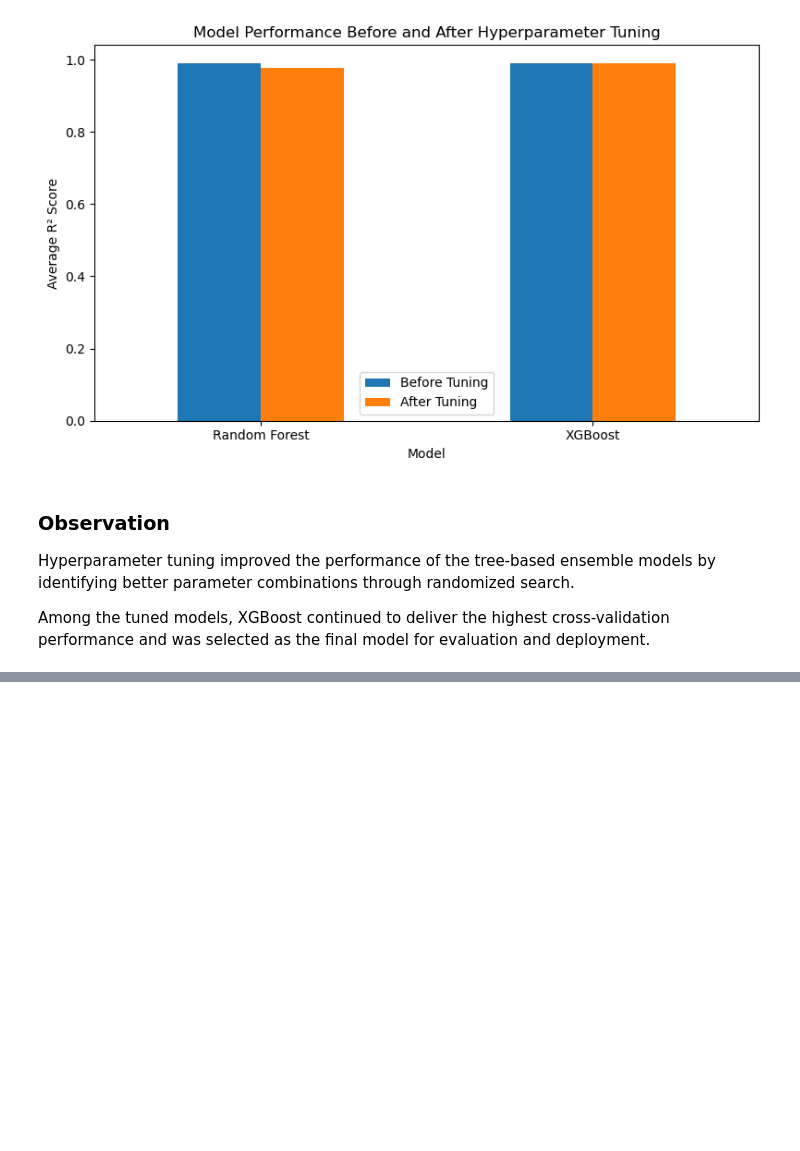
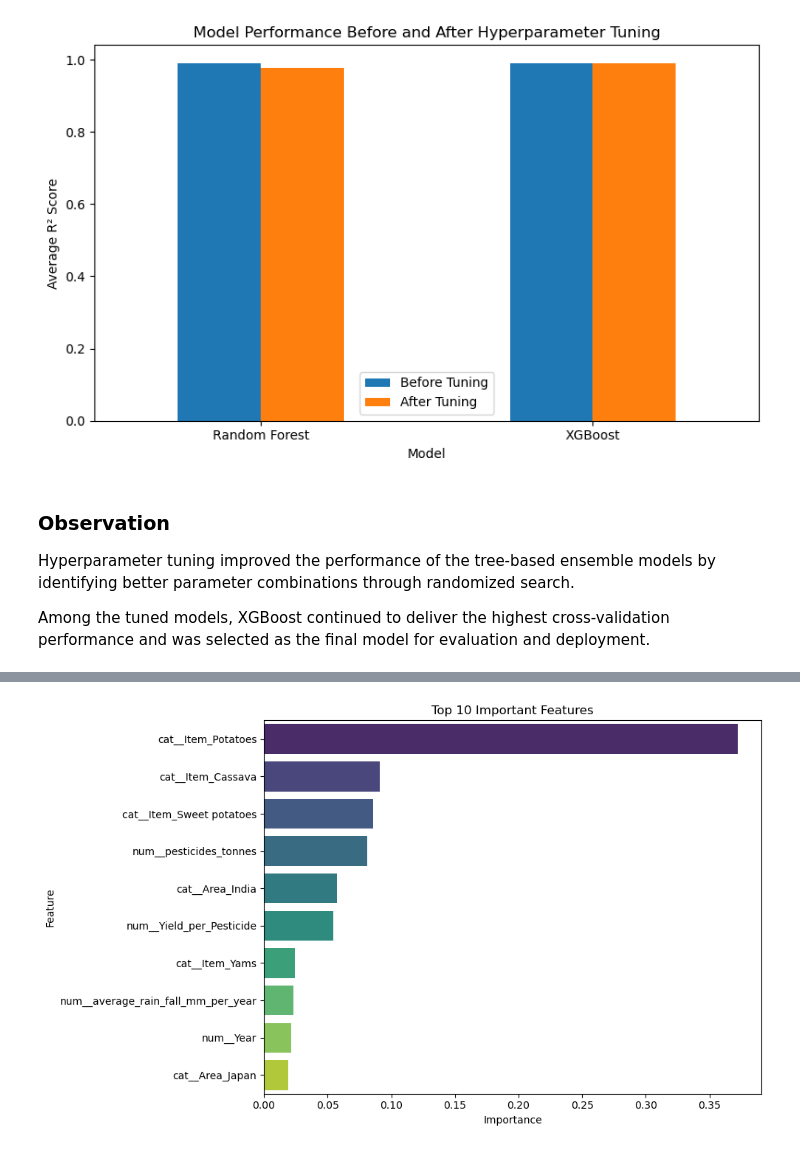
Before and after one commit to nidhi-yadav20799/CropYield-Predictor-Agricultural-Intelligence, a Jupyter notebook: notebooks/CropYield_Predictor_End_to_End.ipynb, the cells around one changed output, grey strips where cells are left out. Cells and saved outputs as stored; diff of their text form; code cells hidden in the pictures; blank space fills up the shorter version.

Commit message:
Build end-to-end crop yield prediction workflow from data preprocessing to model evaluation

```diff
--- a/notebooks/01_Data_Preprocessing_EDA.ipynb
+++ b/notebooks/CropYield_Predictor_End_to_End.ipynb
@@ -1701,0 +1859,27 @@ Among the tuned models, XGBoost continued to deliver the highest cross-validatio
+# %%
+plt.figure(figsize=(10,6))
+
+sns.barplot(
+    data=feature_importance.head(10),
+    x="Importance",
+    y="Feature",
+    hue="Feature",
+    legend=False,
+    palette="viridis"
+)
+
+plt.title("Top 10 Important Features")
+plt.xlabel("Importance")
+plt.ylabel("Feature")
+
+plt.tight_layout()
+
+plt.savefig(
+    "../images/random_forest_feature_importance.png",
+    dpi=300,
+    bbox_inches="tight"
+)
+
+plt.show()
+# %% [output]
+[figure, added]
```
Also changed, not shown: parts of 21 cells of this notebook, 4 other files.
